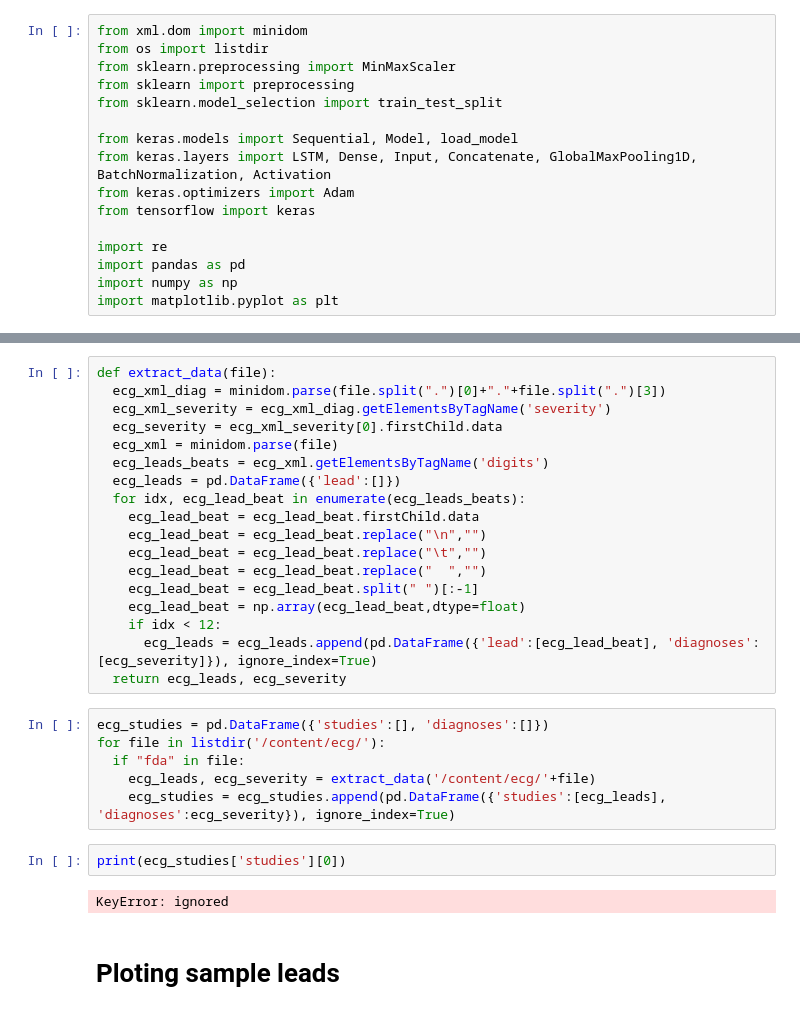
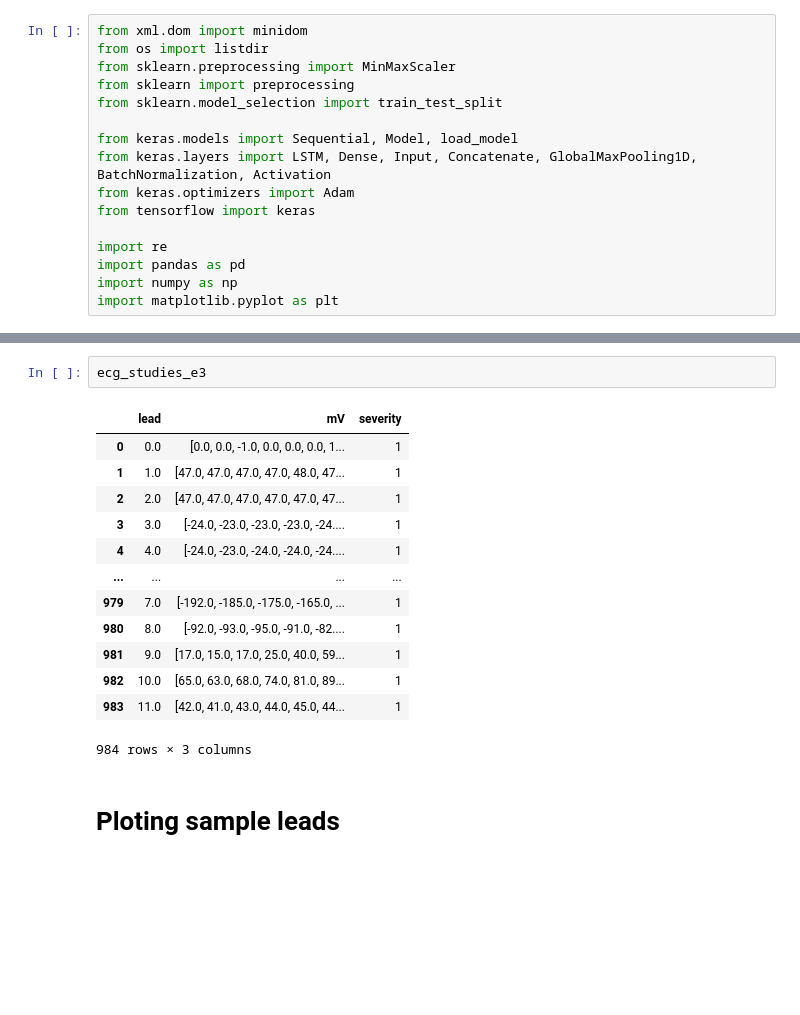
Before and after one commit to vicentbas/ia3_uv, a Jupyter notebook: ecg.ipynb, the cells around one changed output, grey strips where cells are left out. Cells and saved outputs as stored; diff of their text form; blank space fills up the shorter version.

```diff
--- a/ecg.ipynb
+++ b/ecg.ipynb
@@ -98,31 +66,19 @@ sns.countplot(y="severity", data=ecg_studies, color="c")
-# %%
-def extract_data(file):
-  ecg_xml_diag = minidom.parse(file.split(".")[0]+"."+file.split(".")[3])
-  ecg_xml_severity = ecg_xml_diag.getElementsByTagName('severity')
-  ecg_severity = ecg_xml_severity[0].firstChild.data
-  ecg_xml = minidom.parse(file)
-  ecg_leads_beats = ecg_xml.getElementsByTagName('digits')
-  ecg_leads = pd.DataFrame({'lead':[]})
-  for idx, ecg_lead_beat in enumerate(ecg_leads_beats):
-    ecg_lead_beat = ecg_lead_beat.firstChild.data
-    ecg_lead_beat = ecg_lead_beat.replace("\n","")
-    ecg_lead_beat = ecg_lead_beat.replace("\t","")
-    ecg_lead_beat = ecg_lead_beat.replace("  ","")
-    ecg_lead_beat = ecg_lead_beat.split(" ")[:-1]
-    ecg_lead_beat = np.array(ecg_lead_beat,dtype=float)
-    if idx < 12:
-      ecg_leads = ecg_leads.append(pd.DataFrame({'lead':[ecg_lead_beat], 'diagnoses':[ecg_severity]}), ignore_index=True)
-  return ecg_leads, ecg_severity
-# %%
-ecg_studies = pd.DataFrame({'studies':[], 'diagnoses':[]})
-for file in listdir('/content/ecg/'):
-  if "fda" in file:
-    ecg_leads, ecg_severity = extract_data('/content/ecg/'+file)
-    ecg_studies = ecg_studies.append(pd.DataFrame({'studies':[ecg_leads], 'diagnoses':ecg_severity}), ignore_index=True)
-# %%
-print(ecg_studies['studies'][0])
-# %% [output]
-KeyError: ignored
+# %%
+ecg_studies_e3
+# %% [output]
+|  | lead | mV | severity |
+| 0 | 0.0 | [0.0, 0.0, -1.0, 0.0, 0.0, 0.0, 1... | 1 |
+| 1 | 1.0 | [47.0, 47.0, 47.0, 47.0, 48.0, 47... | 1 |
+| 2 | 2.0 | [47.0, 47.0, 47.0, 47.0, 47.0, 47... | 1 |
+| 3 | 3.0 | [-24.0, -23.0, -23.0, -23.0, -24.... | 1 |
+| 4 | 4.0 | [-24.0, -23.0, -24.0, -24.0, -24.... | 1 |
+| ... | ... | ... | ... |
+| 979 | 7.0 | [-192.0, -185.0, -175.0, -165.0, ... | 1 |
+| 980 | 8.0 | [-92.0, -93.0, -95.0, -91.0, -82.... | 1 |
+| 981 | 9.0 | [17.0, 15.0, 17.0, 25.0, 40.0, 59... | 1 |
+| 982 | 10.0 | [65.0, 63.0, 68.0, 74.0, 81.0, 89... | 1 |
+| 983 | 11.0 | [42.0, 41.0, 43.0, 44.0, 45.0, 44... | 1 |
+984 rows × 3 columns
 # %% [markdown]
 # Ploting sample leads
 # %%
```
Also changed, not shown: parts of 47 cells of this notebook.
